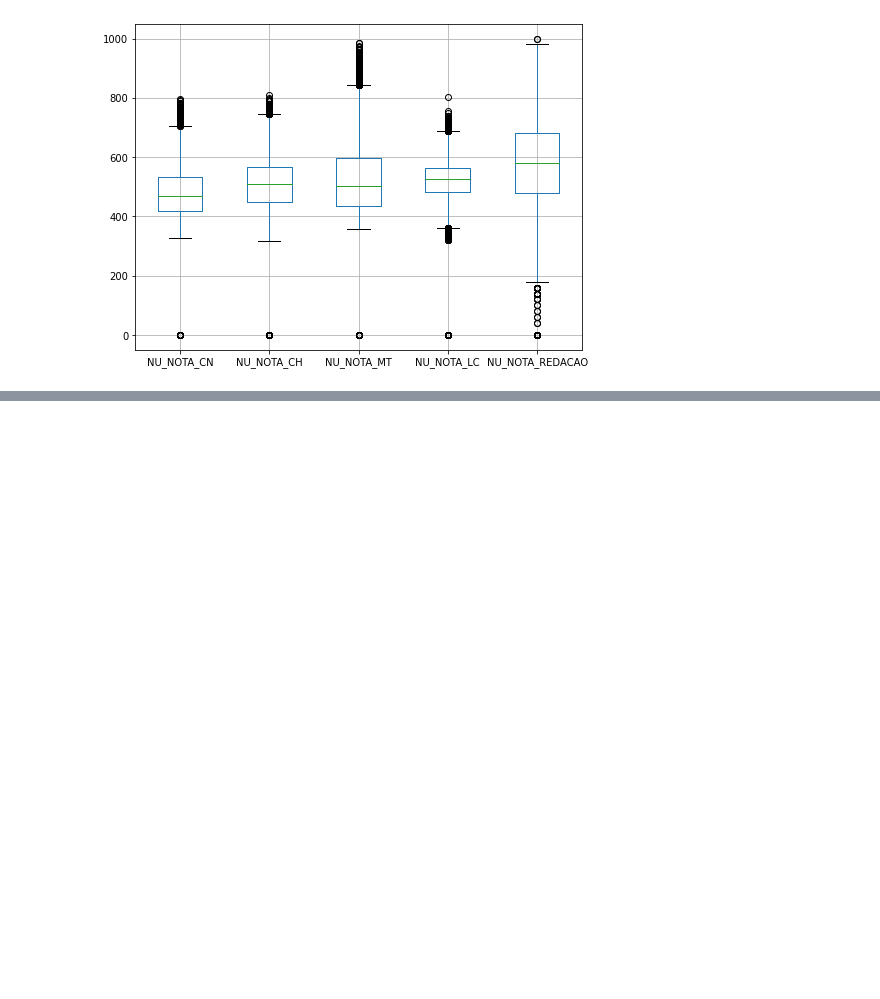
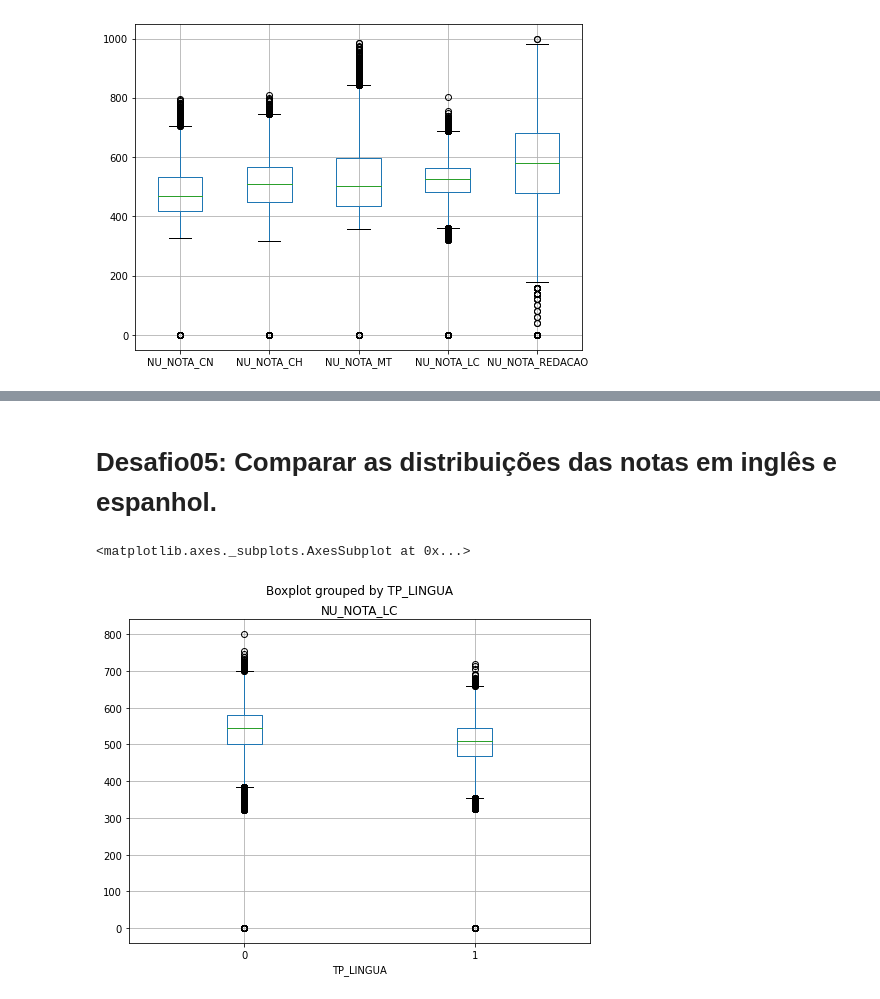
Before and after one commit to ElizabetePluGgui/Alura-Imersao-dados, a Jupyter notebook: Aula01.ipynb, the cells around one changed output, grey strips where cells are left out. Cells and saved outputs as stored; diff of their text form; code cells hidden in the pictures; blank space fills up the shorter version.

```diff
--- a/Aula01.ipynb
+++ b/Aula01.ipynb
@@ -232,0 +272,7 @@ Desafio04: Plotar os Histogramas das idades dos treineiro e não treineiros.
+# %% [markdown]
+# **Desafio05: Comparar as distribuições das notas em inglês e espanhol.**
+# %%
+dados.boxplot(by = 'TP_LINGUA', column = ['NU_NOTA_LC'], grid = True, figsize = (8,6))
+# %% [output]
+<matplotlib.axes._subplots.AxesSubplot at 0x...>
+[figure, added]
```
Also changed, not shown: parts of 8 cells of this notebook.
